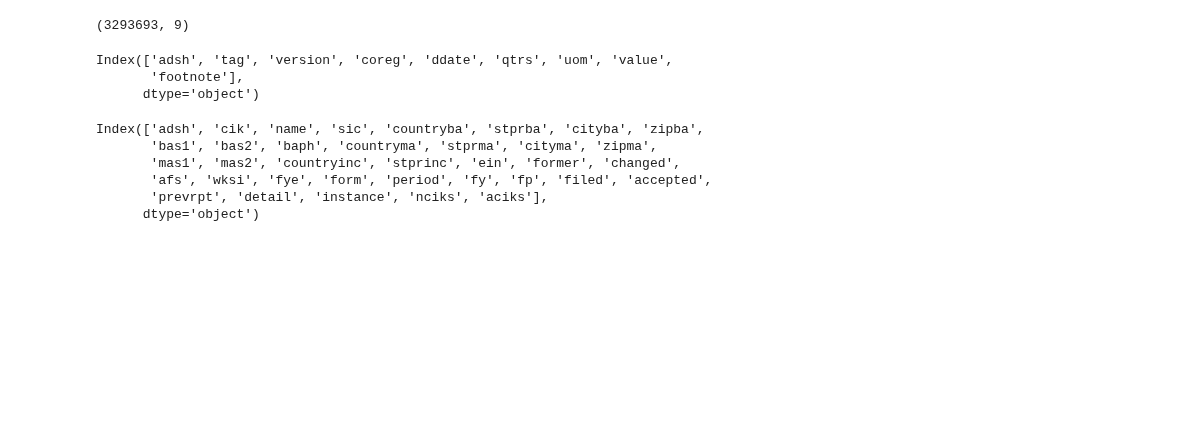
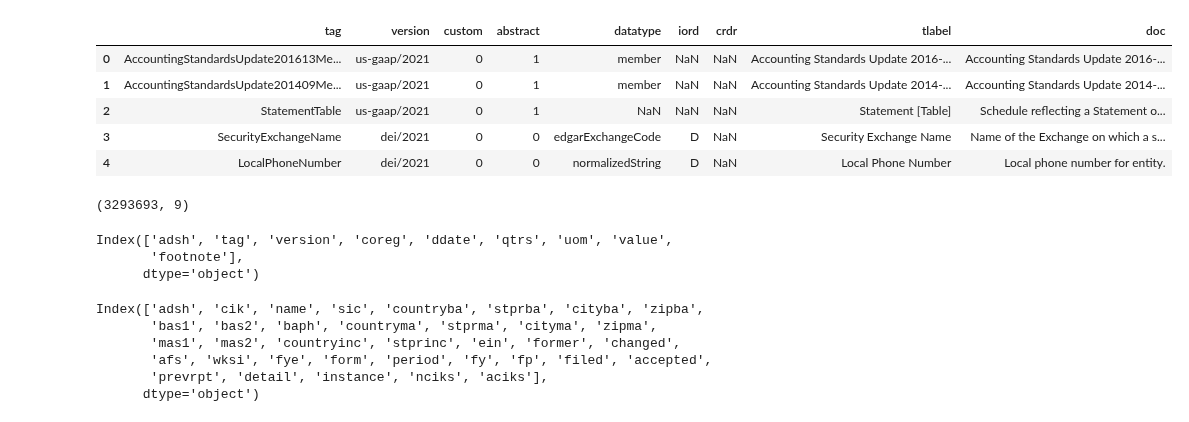
Before and after one commit to avishek-mondal/hf_tutes, a Jupyter notebook: notebooks/sec_data_exploration.ipynb, the cells around one changed output. Cells and saved outputs as stored; diff of their text form; code cells hidden in the pictures; blank space fills up the shorter version.

```diff
--- a/notebooks/sec_data_exploration.ipynb
+++ b/notebooks/sec_data_exploration.ipynb
@@ -12,6 +12,15 @@ num_df = pd.read_csv(data_dir / "num.txt", sep="\t")
 sub_df = pd.read_csv(data_dir / "sub.txt", sep="\t")
 pre_df = pd.read_csv(data_dir / "pre.txt", sep="\t")
 tag_df = pd.read_csv(data_dir / "tag.txt", sep="\t")
+# %%
+tag_df.head(5)
+# %% [output]
+|  | tag | version | custom | abstract | datatype | iord | crdr | tlabel | doc |
+| 0 | AccountingStandardsUpdate201613Me... | us-gaap/2021 | 0 | 1 | member | NaN | NaN | Accounting Standards Update 2016-... | Accounting Standards Update 2016-... |
+| 1 | AccountingStandardsUpdate201409Me... | us-gaap/2021 | 0 | 1 | member | NaN | NaN | Accounting Standards Update 2014-... | Accounting Standards Update 2014-... |
+| 2 | StatementTable | us-gaap/2021 | 0 | 1 | NaN | NaN | NaN | Statement [Table] | Schedule reflecting a Statement o... |
+| 3 | SecurityExchangeName | dei/2021 | 0 | 0 | edgarExchangeCode | D | NaN | Security Exchange Name | Name of the Exchange on which a s... |
+| 4 | LocalPhoneNumber | dei/2021 | 0 | 0 | normalizedString | D | NaN | Local Phone Number | Local phone number for entity. |
 # %%
 print(num_df.shape)
 num_df.columns
```
Also changed, not shown: parts of 15 cells of this notebook.
